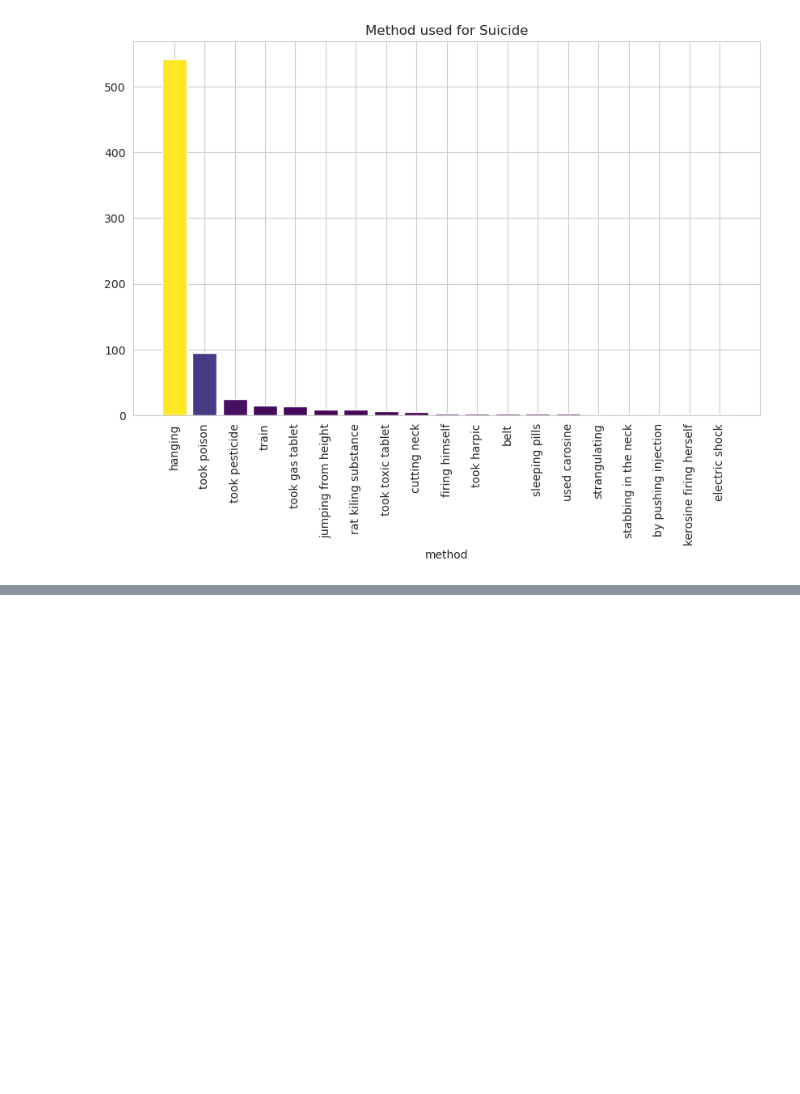
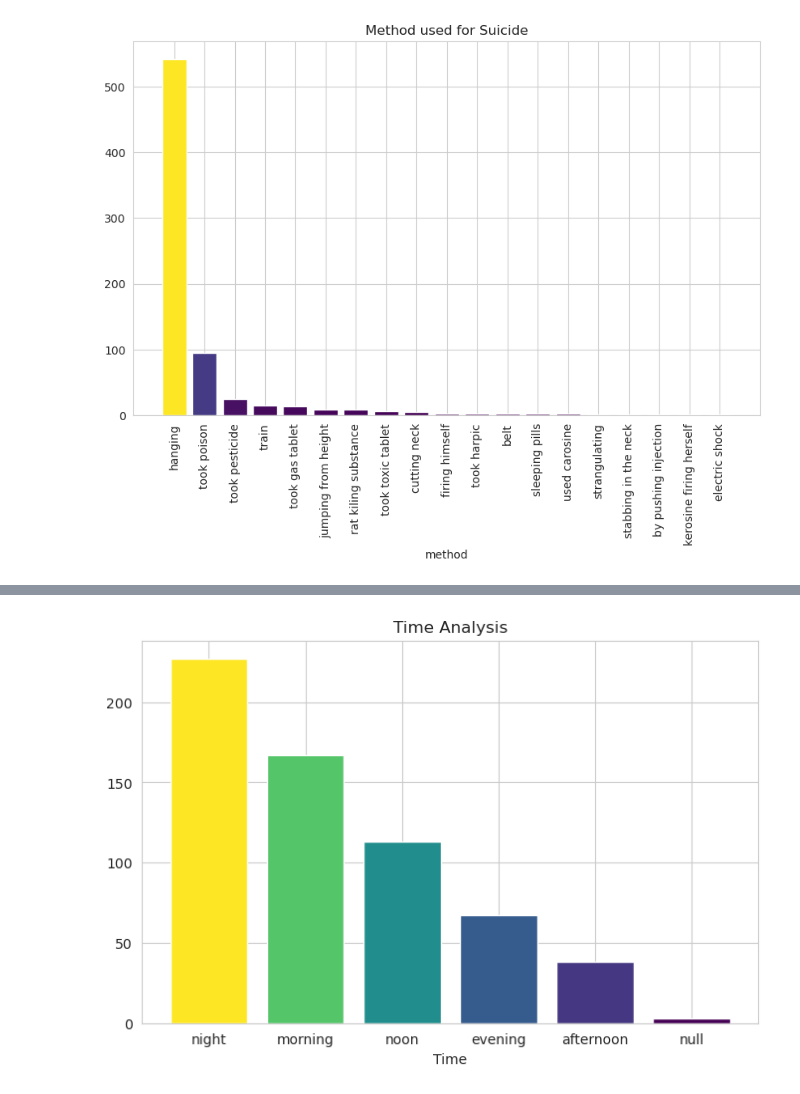
Before and after one commit to rahad404/Bangladesh-Suicide-Analysis, a Jupyter notebook: bd_suicide.ipynb, the cells around one changed output, grey strips where cells are left out. Cells and saved outputs as stored; diff of their text form; code cells hidden in the pictures; blank space fills up the shorter version.

```diff
--- a/bd_suicide.ipynb
+++ b/bd_suicide.ipynb
@@ -464,0 +505,4 @@ plt.show()
+# %%
+Time = df2['time'].value_counts().reset_index()
+Time = pd.DataFrame(Time)
+Time
@@ -464,0 +519,7 @@ plt.show()
+# %%
+Time['time'] = Time['time'].apply(lambda x: 'morning' if pd.notna(x) and 'moring' in str(x) else x)
+Time['time'] = Time['time'].apply(lambda x: 'night' if pd.notna(x) and 'niight' in str(x) else x)
+# %%
+Time = Time.groupby('time', as_index=False)['count'].sum()
+Time = Time.sort_values(by='count', ascending=False)
+Time
@@ -464,0 +541,15 @@ plt.show()
+# %%
+# visualize with mathplotlib
+cmap = plt.get_cmap('viridis')
+normalize = plt.Normalize(min(Time['count']), max(Time['count']))
+colors = cmap(normalize(Time['count']))
+
+plt.figure(figsize=(8,5))
+plt.bar(Time['time'],Time['count'],color = colors)
+plt.xlabel('Time')
+# plt.xticks(rotation=90)
+plt.title('Time Analysis')
+
+plt.show()
+# %% [output]
+[figure, added]
```
Also changed, not shown: parts of 8 cells of this notebook, 1 other file.
